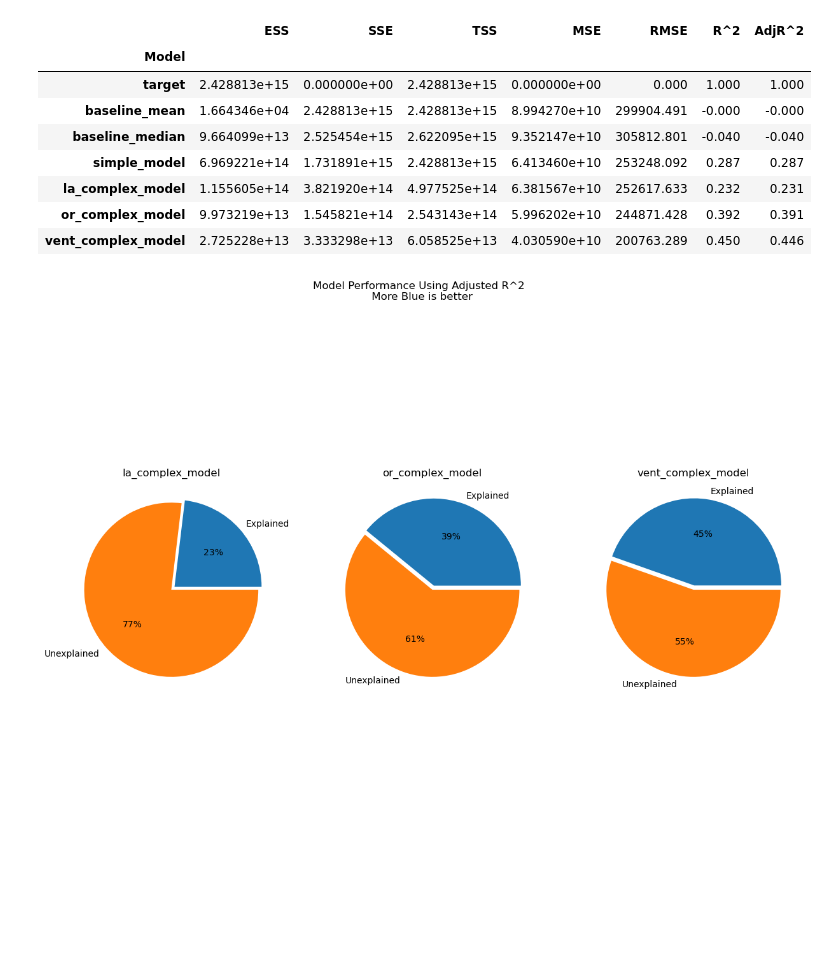
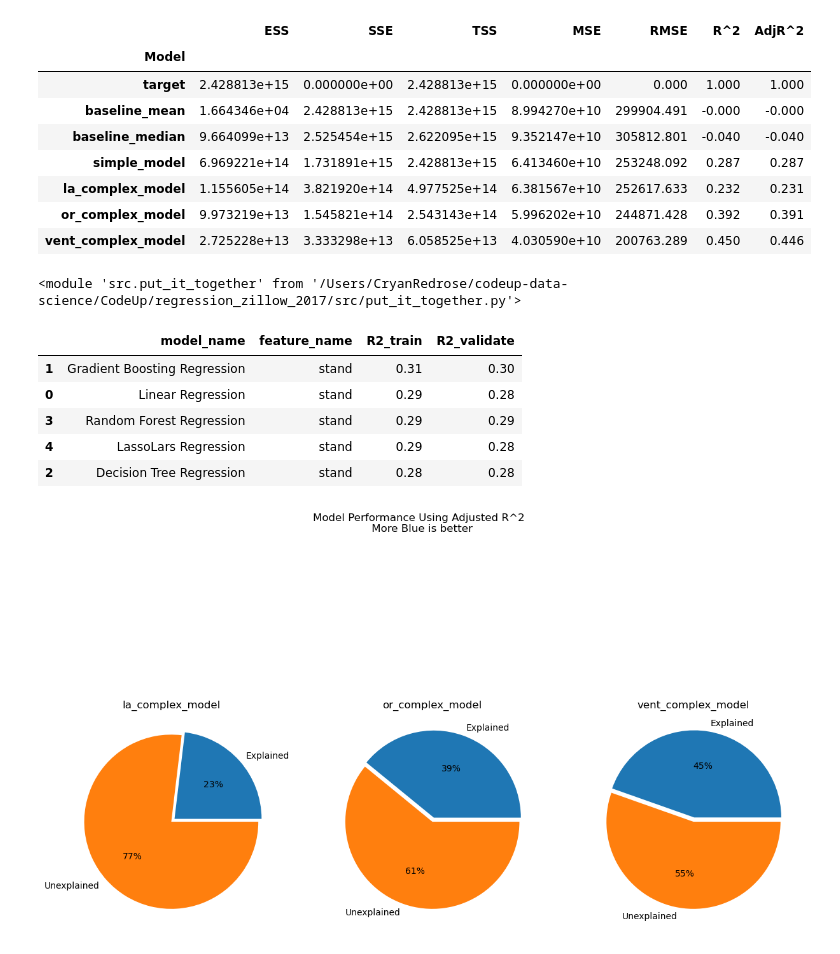
Before and after one commit to jcrosenberger/regression_zillow_2017, a Jupyter notebook: presentation_notebook.ipynb, the cells around one changed output. Saved outputs shown, nothing was run; the diff lists cells and outputs as text; code cells hidden in the pictures; blank space fills up the shorter version.

Commit message:
testing a few different models

```diff
--- a/presentation_notebook.ipynb
+++ b/presentation_notebook.ipynb
@@ -172,6 +170,22 @@ final
 | la_complex_model | 1.155605e+14 | 3.821920e+14 | 4.977525e+14 | 6.381567e+10 | 252617.633 | 0.232 | 0.231 |
 | or_complex_model | 9.973219e+13 | 1.545821e+14 | 2.543143e+14 | 5.996202e+10 | 244871.428 | 0.392 | 0.391 |
 | vent_complex_model | 2.725228e+13 | 3.333298e+13 | 6.058525e+13 | 4.030590e+10 | 200763.289 | 0.450 | 0.446 |
+# %%
+
+reload(wr)
+reload(ev)
+reload(pit)
+# %% [output]
+<module 'src.put_it_together' from '/Users/CryanRedrose/codeup-data-science/CodeUp/regression_zillow_2017/src/put_it_together.py'>
+# %%
+ev.get_scores()
+# %% [output]
+|  | model_name | feature_name | R2_train | R2_validate |
+| 1 | Gradient Boosting Regression | stand | 0.31 | 0.30 |
+| 0 | Linear Regression | stand | 0.29 | 0.28 |
+| 3 | Random Forest Regression | stand | 0.29 | 0.29 |
+| 4 | LassoLars Regression | stand | 0.29 | 0.28 |
+| 2 | Decision Tree Regression | stand | 0.28 | 0.28 |
 # %%
 pit.final_pies(final)
 # %% [output]
```
Also changed, not shown: parts of 1 cell of this notebook.
